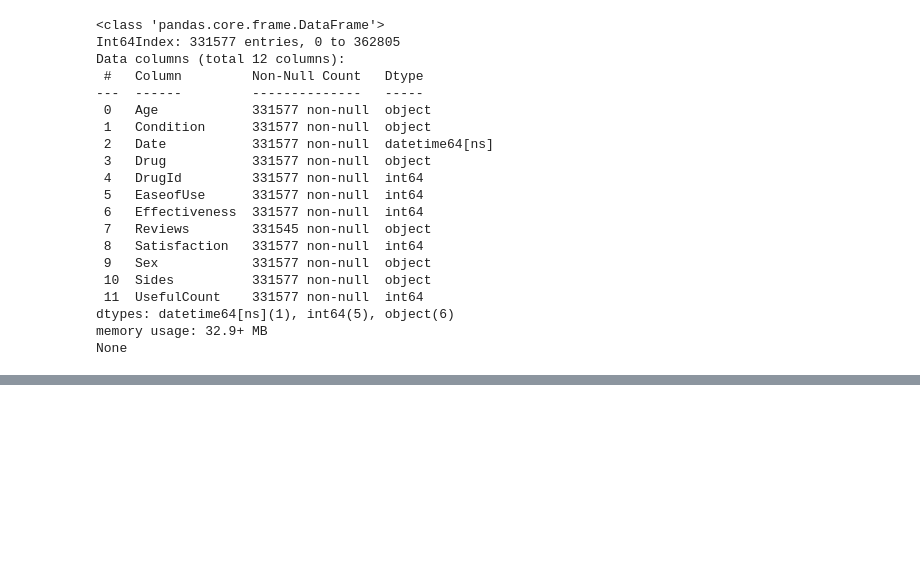
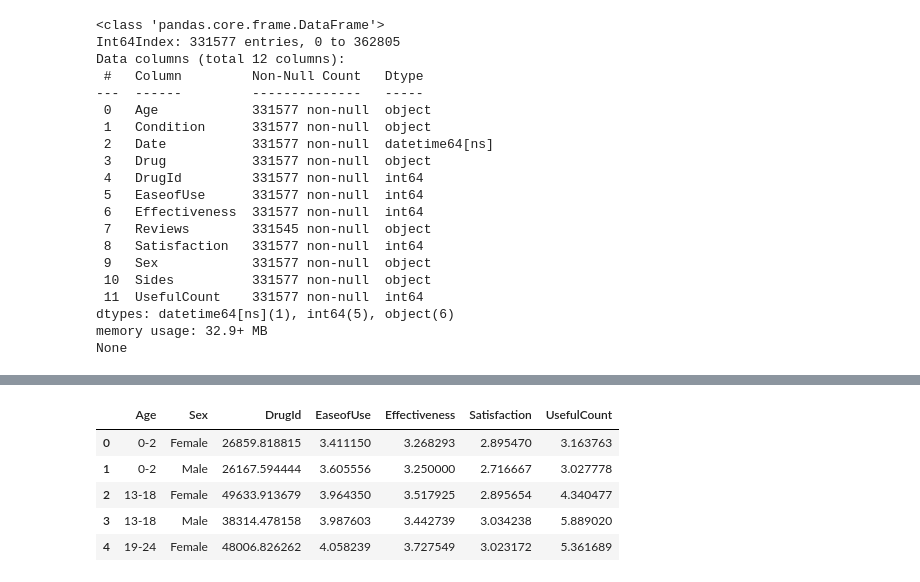
Before and after one commit to kuiros7/PORTFOLIO, a Jupyter notebook: WEBMD.ipynb, the cells around one changed output, grey strips where cells are left out. Cells and saved outputs as stored; diff of their text form; code cells hidden in the pictures; blank space fills up the shorter version.

```diff
--- a/WEBMD.ipynb
+++ b/WEBMD.ipynb
@@ -104,3 +163,16 @@ sns.catplot(
+# %%
+#Heatmap to compare Effectiveness, Satisfaction and Ease of use by Sex
+
+df_heat= df.groupby(['Age', 'Sex']).mean(['Satisfaction', 'Effectiveness', 'EaseofUse']).reset_index()
+
+df_heat.head()
+# %% [output]
+|  | Age | Sex | DrugId | EaseofUse | Effectiveness | Satisfaction | UsefulCount |
+| 0 | 0-2 | Female | 26859.818815 | 3.411150 | 3.268293 | 2.895470 | 3.163763 |
+| 1 | 0-2 | Male | 26167.594444 | 3.605556 | 3.250000 | 2.716667 | 3.027778 |
+| 2 | 13-18 | Female | 49633.913679 | 3.964350 | 3.517925 | 2.895654 | 4.340477 |
+| 3 | 13-18 | Male | 38314.478158 | 3.987603 | 3.442739 | 3.034238 | 5.889020 |
+| 4 | 19-24 | Female | 48006.826262 | 4.058239 | 3.727549 | 3.023172 | 5.361689 |
 # %%
 df_sat= df.groupby(['Date', 'Sex']).mean()['Effectiveness'].reset_index()
 ax = sns.set(rc={'figure.figsize':(15,10)})
```
Also changed, not shown: parts of 8 cells of this notebook.
